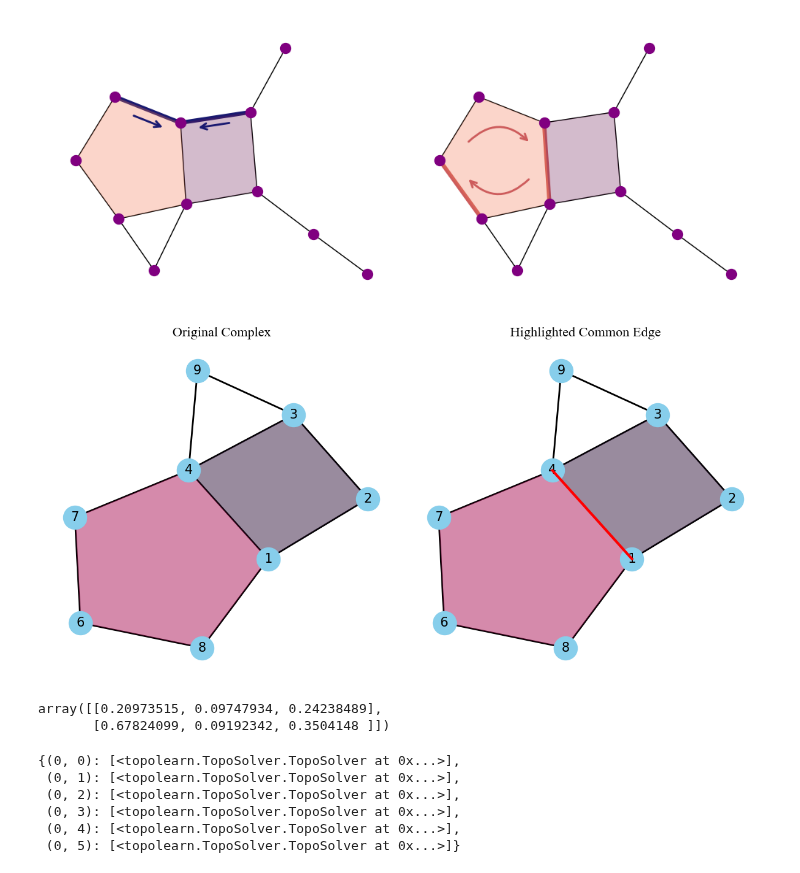
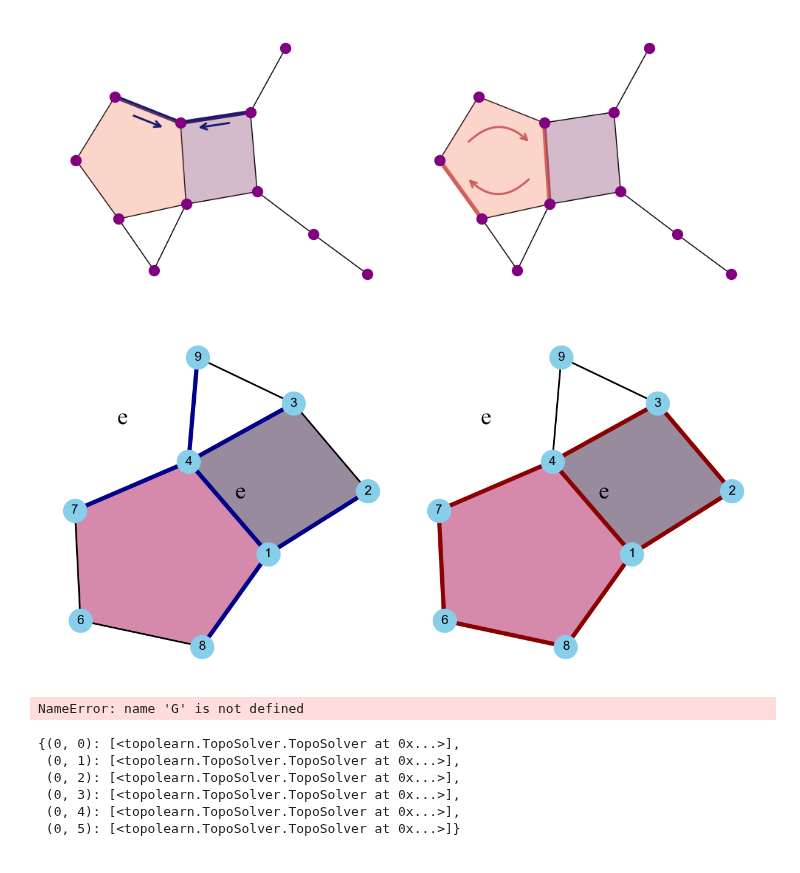
Before and after one commit to Engrima18/TSP-DictionaryLearning, a Jupyter notebook: december.ipynb, the cells around one changed output. Saved outputs shown, nothing was run; the diff lists cells and outputs as text; code cells hidden in the pictures.

Commit message:
First batch of paper plots

```diff
--- a/december.ipynb
+++ b/december.ipynb
@@ -556,3 +596,21 @@ sns.set_style("whitegrid")
 # pyl.setp(my_plt.get_legend().get_title(), fontsize="14")
 # %% [output]
 [figure]
+# %%
+import seaborn as sns
+import numpy as np
+my_plt = sns.lineplot(
+    data=final2,
+    x="Triangles",
+    y="Error",
+    hue="Method",
+    markers=True,
+    palette=sns.color_palette("rocket"),
+    errorbar=None,
+    estimator=np.mean,
+)
+
+# my_plt.set(yscale="log")
+my_plt.set_ylabel("Laplacian approx. error", fontsize=15)
+my_plt.set_xlabel(f"Number of Triangles", fontsize=15)
+sns.set_style("whitegrid")
@@ -1458,60 +1552,65 @@ def plot_two_complex_with_highlight():
     G = nx.Graph()
     vertices = [1, 2, 3, 4, 6, 7, 8, 9]
     edges = [(1, 2), (2, 3), (3, 4), (4, 1), (6, 7), (9, 3), (7, 4), (6, 8), (1, 8), (9, 4)]
     G.add_nodes_from(vertices)
     G.add_edges_from(edges)
+    pos = nx.kamada_kawai_layout(G)
+    upper_edges = [(1, 4), (1, 8), (4, 7), (6, 7), (6, 8), (3, 4), (1, 2), (2, 3)]
+    lower_edges = [(1, 4), (4, 7), (1, 8), (1, 2), (4, 9), (3, 4)]
+    edge_colors1 = ['black' if edge not in lower_edges else 'darkblue' for edge in G.edges]
+    edge_colors2 = ['black' if edge not in upper_edges else 'darkred' for edge in G.edges]
+    width1 = [2 if edge not in lower_edges else 5 for edge in G.edges]
+    width2 = [2 if edge not in upper_edges else 5 for edge in G.edges]
 
-    # Step 2: Define positions and polygons
-    pos = nx.kamada_kawai_layout(G)
     polygons = [
         [pos[1], pos[2], pos[3], pos[4]],
         [pos[7], pos[6], pos[8], pos[1], pos[4]],
     ]
     colors = sns.color_palette("rocket")
 
-    # Highlight the edge in common
-    common_edge = [pos[1], pos[4]]
-
-    # First plot: Original 2-complex
-    nx.draw(G, pos, ax=axs[0], with_labels=True, node_color='skyblue', edge_color='black',
-            node_size=750, font_size=15, width=2)
     patches = []
     for i, poly in enumerate(polygons):
-        polygon = Polygon(poly, closed=True, edgecolor='black', facecolor=colors[i * 2], alpha=0.5)
+        polygon = Polygon(poly, closed=True, edgecolor=None, facecolor=colors[i * 2], alpha=0.5)
         patches.append(polygon)
     patch_collection = PatchCollection(patches, match_original=True)
     axs[0].add_collection(patch_collection)
-    axs[0].set_title("Original Complex", fontsize=16)
-
-    # Second plot: Highlighted edge
-    nx.draw(G, pos, ax=axs[1], with_labels=True, node_color='skyblue', edge_color='black',
-            node_size=750, font_size=15, width=2)
     patches = []
     for i, poly in enumerate(polygons):
         polygon = Polygon(poly, closed=True, edgecolor='black', facecolor=colors[i * 2], alpha=0.5)
         patches.append(polygon)
     patch_collection = PatchCollection(patches, match_original=True)
     axs[1].add_collection(patch_collection)
 
-    # Highlight the common edge in red
-    axs[1].plot(
-        [common_edge[0][0], common_edge[1][0]],
-        [common_edge[0][1], common_edge[1][1]],
-        color='red', linewidth=3, zorder=10
-    )
-    axs[1].set_title("Highlighted Common Edge", fontsize=16)
+    # First plot: Original 2-complex
+    nx.draw(G, pos, ax=axs[0], with_labels=True, node_color='skyblue', edge_color=edge_colors1,
+            node_size=750, font_size=15, width=width1)
+    # Second plot: Highlighted edge
+    nx.draw(G, pos, ax=axs[1], with_labels=True, node_color='skyblue', edge_color=edge_colors2,
+            node_size=750, font_size=15, width=width2)
+
+    emid_x = (pos[1][0] + pos[4][0]) / 2 +0.1
+    emid_y = (pos[1][1] + pos[4][1]) / 2 +0.1
+    Nu_x = (pos[1][0] + pos[4][0]) / 2 -0.6
+    Nu_y = (pos[1][1] + pos[4][1]) / 2 +0.6
+    axs[0].text(emid_x, emid_y, "e", fontsize=28, color='black',
+                horizontalalignment='right', verticalalignment='center')
+    axs[1].text(emid_x, emid_y, 'e', fontsize=28, color='black',
+                horizontalalignment='right', verticalalignment='center')
+    axs[0].text(Nu_x, Nu_y, r"e", fontsize=28, color='black',
+                horizontalalignment='right', verticalalignment='center')
+    axs[1].text(Nu_x, Nu_y, 'e', fontsize=28, color='black',
+                horizontalalignment='right', verticalalignment='center')
 
     plt.tight_layout()
     plt.show()
 
 plot_two_complex_with_highlight()
 # %% [output]
-[figure, old version]
+[figure, new version]
-# %%
-col[[0,2]]
-# %% [output]
-array([[0.20973515, 0.09747934, 0.24238489],
-       [0.67824099, 0.09192342, 0.3504148 ]])
+# %%
+G.edges
+# %% [output]
+NameError: name 'G' is not defined
 # %%
 import sys
 import os
```
Also changed, not shown: parts of 10 cells of this notebook, 44 other files.
